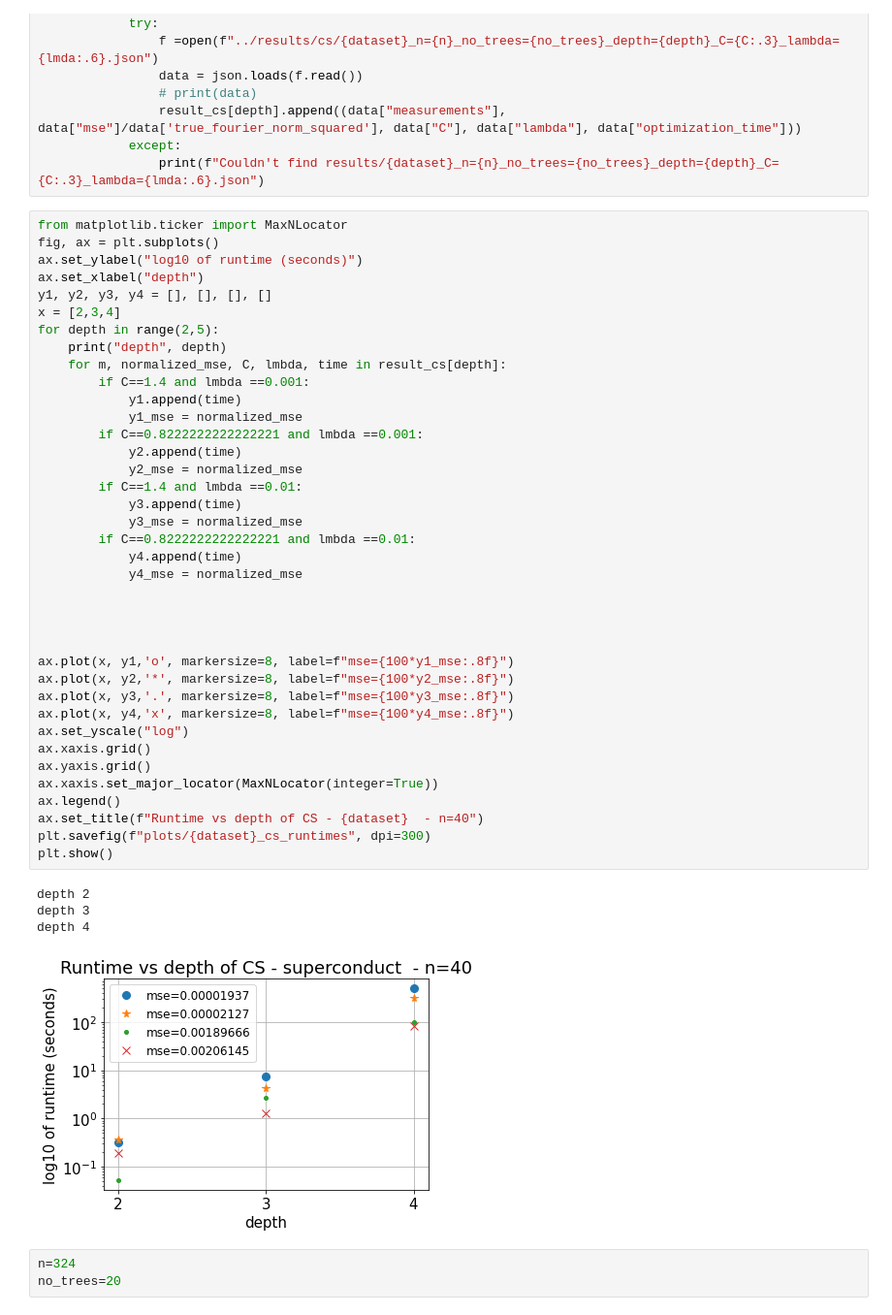
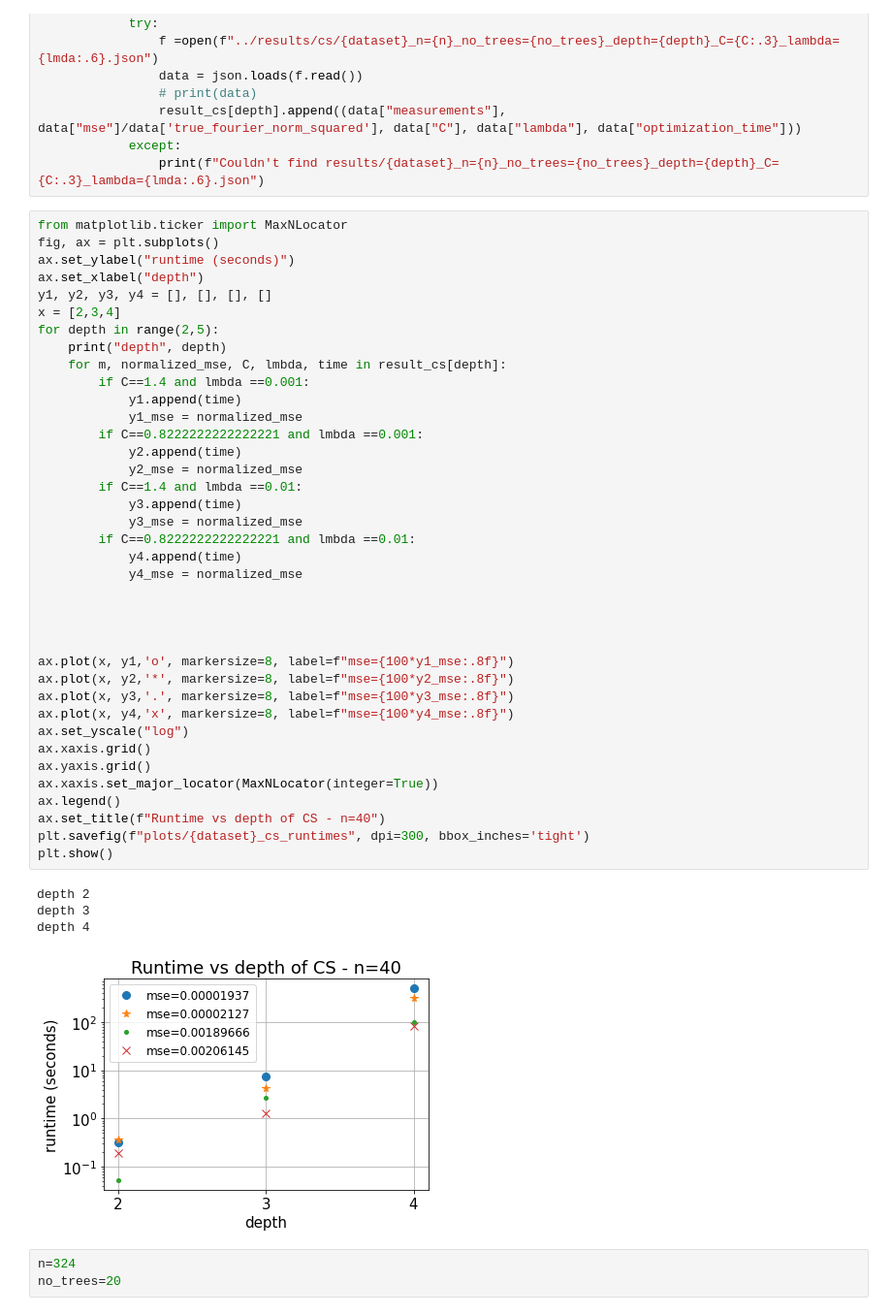
Before and after one commit to andisheh94/sparse_fourier_and_cs_on_xgboost, a Jupyter notebook: learning_boolean_functions/plotter/plotter-superconduct.ipynb, the cells around one changed output. Shown at 97% size. Saved outputs shown, nothing was run; the diff lists cells and outputs as text.

```diff
--- a/learning_boolean_functions/plotter/plotter-superconduct.ipynb
+++ b/learning_boolean_functions/plotter/plotter-superconduct.ipynb
@@ -48,7 +48,7 @@ for depth in range(2,5):
 # %%
 from matplotlib.ticker import MaxNLocator
 fig, ax = plt.subplots()
-ax.set_ylabel("log10 of runtime (seconds)")
+ax.set_ylabel("runtime (seconds)")
 ax.set_xlabel("depth")
 y1, y2, y3, y4 = [], [], [], []
 x = [2,3,4]
@@ -58,36 +58,36 @@ for depth in range(2,5):
         if C==1.4 and lmbda ==0.001:
             y1.append(time)
             y1_mse = normalized_mse
         if C==0.8222222222222221 and lmbda ==0.001:
             y2.append(time)
             y2_mse = normalized_mse
         if C==1.4 and lmbda ==0.01:
             y3.append(time)
             y3_mse = normalized_mse
         if C==0.8222222222222221 and lmbda ==0.01:
             y4.append(time)
             y4_mse = normalized_mse
 
 
 
 
 ax.plot(x, y1,'o', markersize=8, label=f"mse={100*y1_mse:.8f}")
 ax.plot(x, y2,'*', markersize=8, label=f"mse={100*y2_mse:.8f}")
 ax.plot(x, y3,'.', markersize=8, label=f"mse={100*y3_mse:.8f}")
 ax.plot(x, y4,'x', markersize=8, label=f"mse={100*y4_mse:.8f}")
 ax.set_yscale("log")
 ax.xaxis.grid()
 ax.yaxis.grid()
 ax.xaxis.set_major_locator(MaxNLocator(integer=True))
 ax.legend()
-ax.set_title(f"Runtime vs depth of CS - {dataset}  - n=40")
-plt.savefig(f"plots/{dataset}_cs_runtimes", dpi=300)
+ax.set_title(f"Runtime vs depth of CS - n=40")
+plt.savefig(f"plots/{dataset}_cs_runtimes", dpi=300, bbox_inches='tight')
 plt.show()
 # %% [output]
 depth 2
 depth 3
 depth 4
-[figure, old version]
+[figure, new version]
 # %%
 n=324
 no_trees=20
```
Also changed, not shown: parts of 6 cells of this notebook, 15 other files.
